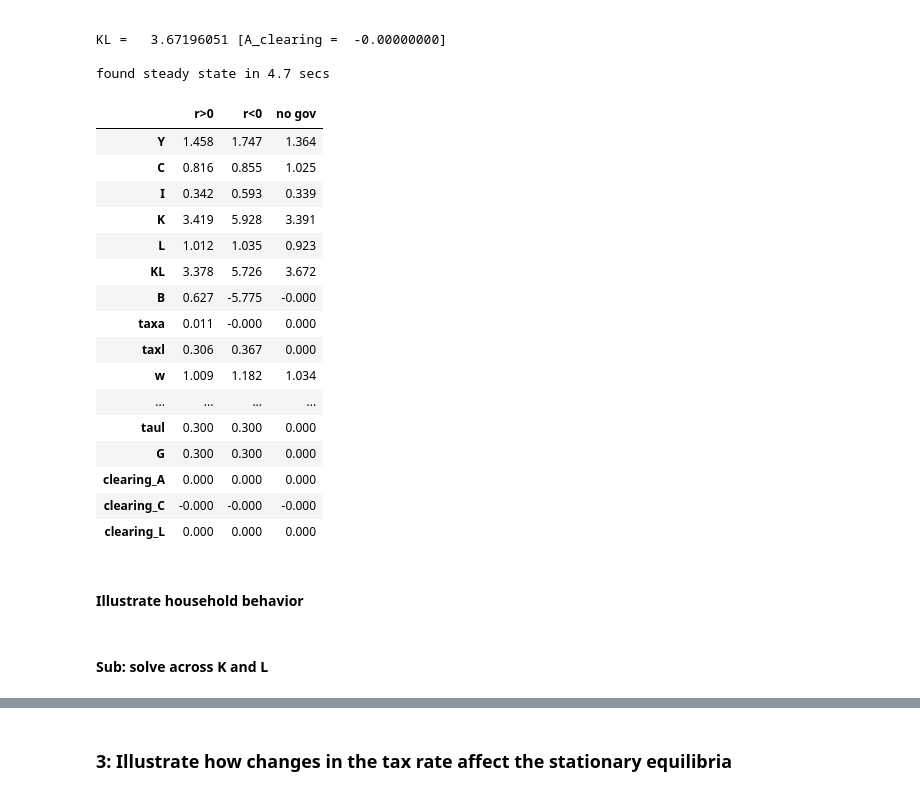
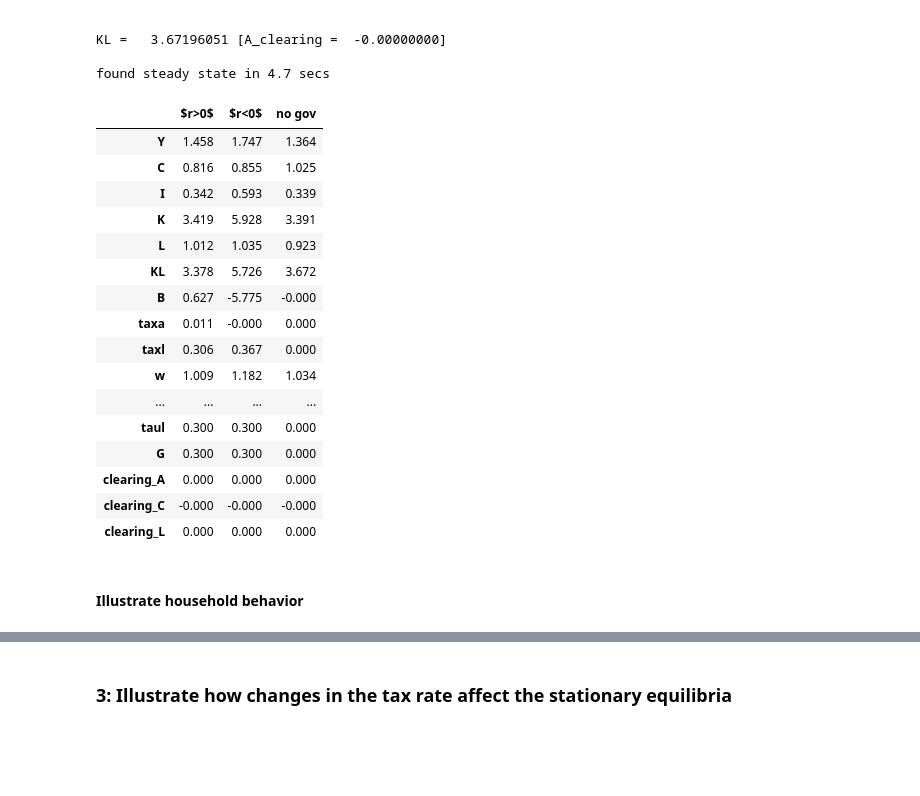
Before and after one commit to AskerNC/AdvMacroHet, a Jupyter notebook: Assignments/Handin/A1_hanc/results.ipynb, the cells around one changed output, grey strips where cells are left out. Cells and saved outputs as stored; diff of their text form; code cells hidden in the pictures; blank space fills up the shorter version.

```diff
--- a/Assignments/Handin/A1_hanc/results.ipynb
+++ b/Assignments/Handin/A1_hanc/results.ipynb
@@ -127,0 +107,5 @@ fig3.savefig(output_folder+r'kl_clearing_A_nogov')
+# %%
+model_nogov = model.copy()
+model_nogov.ss.taul=0.1
+model_nogov.ss.taua=0.1
+model_nogov.ss.G=0.
@@ -206,6 +231,8 @@ clearing_L     : 0.0000
 # %%
 # Technically bounding between 0 and the kl that makes r=0, is not valid for the nogov model,
 # but it works in this case
+model_nogov.ss.taul=0.
+model_nogov.ss.taua=0.
 model_nogov.find_ss(method='kl',roption='positive', do_print=True)
 # %% [output]
   0: KL =   4.35504750 -> A_clearing =  -3.09691710
@@ -233,12 +260,12 @@ def g_dataframe(model,varlist=varlist):
 pd.options.display.float_format = '{:,.3f}'.format
 # %%
 df = g_dataframe(model)
-df.rename(columns={0:'r>0'},inplace=True)
-df['r<0'] = g_dataframe(model_neg)[0]
+df.rename(columns={0:'$r>0$'},inplace=True)
+df['$r<0$'] = g_dataframe(model_neg)[0]
 df['no gov'] = g_dataframe(model_nogov)[0]
 df
 # %% [output]
-|  | r>0 | r<0 | no gov |
+|  | $r>0$ | $r<0$ | no gov |
 | Y | 1.458 | 1.747 | 1.364 |
 | C | 0.816 | 0.855 | 1.025 |
 | I | 0.342 | 0.593 | 0.339 |
@@ -258,4 +299,2 @@ df
 # %% [markdown]
 #### Illustrate household behavior
-# %% [markdown]
-#### Sub: solve across K and L
```
Also changed, not shown: parts of 48 cells of this notebook, 13 other files.
